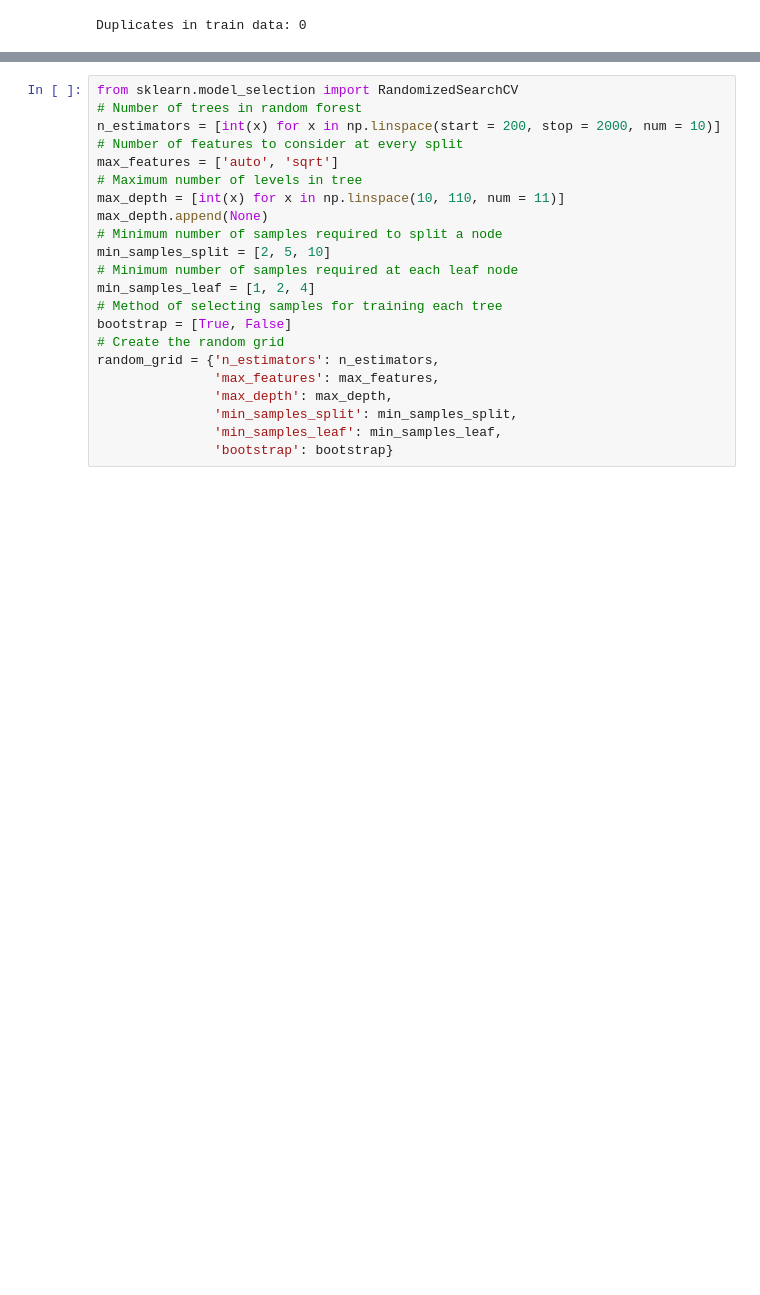
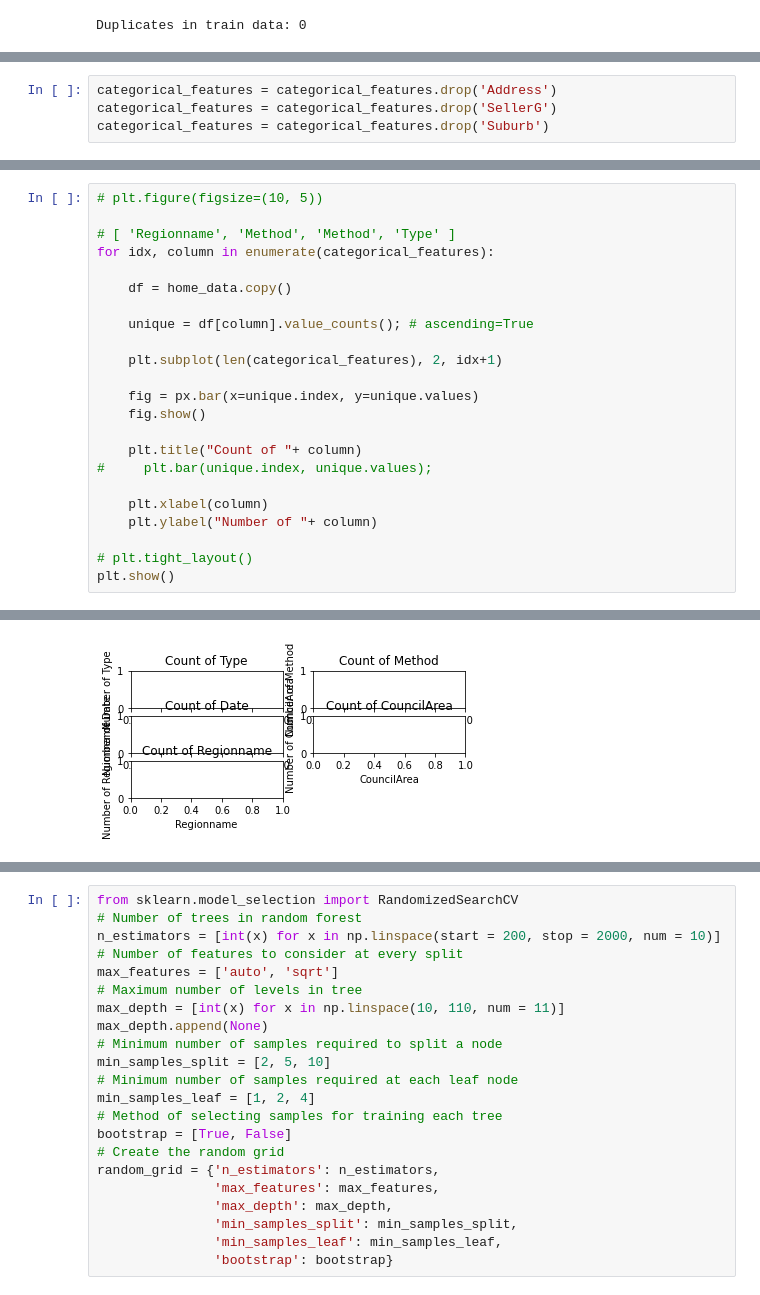
Before and after one commit to ammaralda/Telyu-ML-Class, a Jupyter notebook: Week 1/house-prices.ipynb, the cells around one changed output, grey strips where cells are left out. Drawn from its saved outputs; the diff is of its cells as text; blank space fills up the shorter version.

```diff
--- a/Week 1/house-prices.ipynb
+++ b/Week 1/house-prices.ipynb
@@ -138,0 +296,4 @@ RandomForestRegressor model has several parameter. I tried to use RandomizedSear
+# %%
+categorical_features = categorical_features.drop('Address')
+categorical_features = categorical_features.drop('SellerG')
+categorical_features = categorical_features.drop('Suburb')
@@ -138,0 +338,24 @@ RandomForestRegressor model has several parameter. I tried to use RandomizedSear
+# %%
+# plt.figure(figsize=(10, 5))
+
+# [ 'Regionname', 'Method', 'Method', 'Type' ]
+for idx, column in enumerate(categorical_features):
+
+    df = home_data.copy()
+
+    unique = df[column].value_counts(); # ascending=True
+
+    plt.subplot(len(categorical_features), 2, idx+1)
+
+    fig = px.bar(x=unique.index, y=unique.values)
+    fig.show()
+
+    plt.title("Count of "+ column)
+#     plt.bar(unique.index, unique.values);
+
+    plt.xlabel(column)
+    plt.ylabel("Number of "+ column)
+
+# plt.tight_layout()
+plt.show()
+# %% [output]
@@ -138,0 +367 @@ RandomForestRegressor model has several parameter. I tried to use RandomizedSear
+[figure, added]
```
Also changed, not shown: parts of 97 cells of this notebook.
